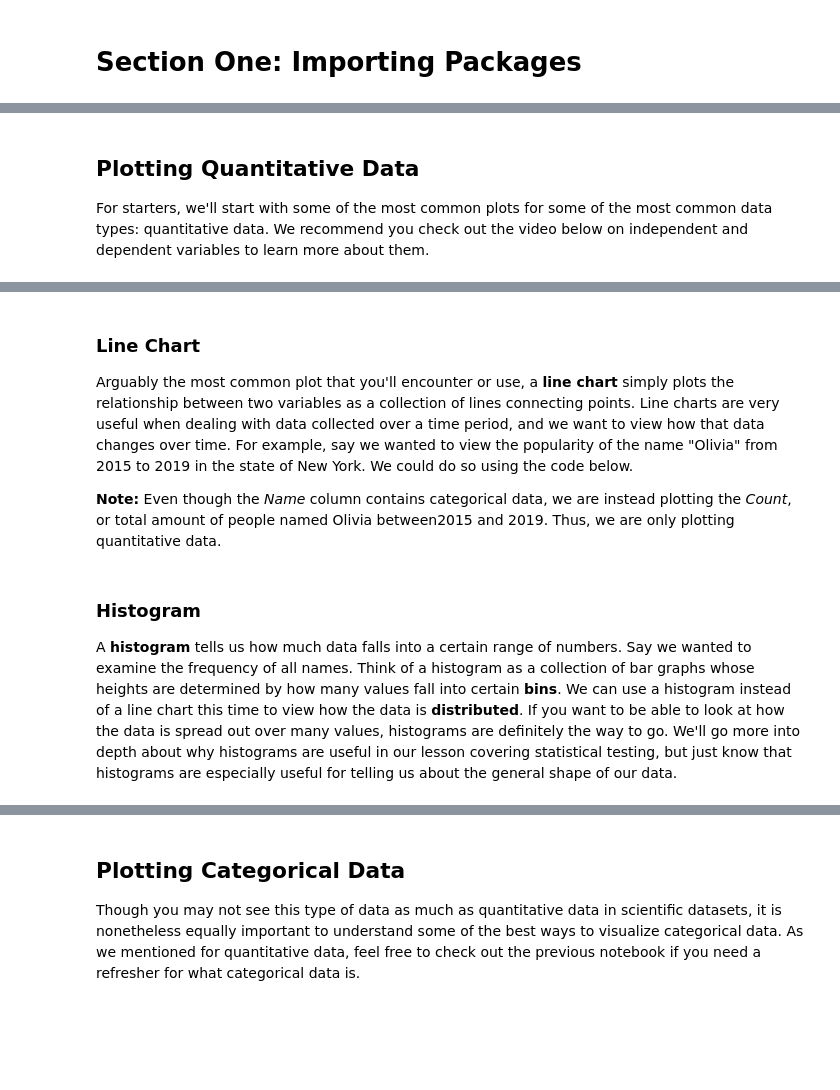
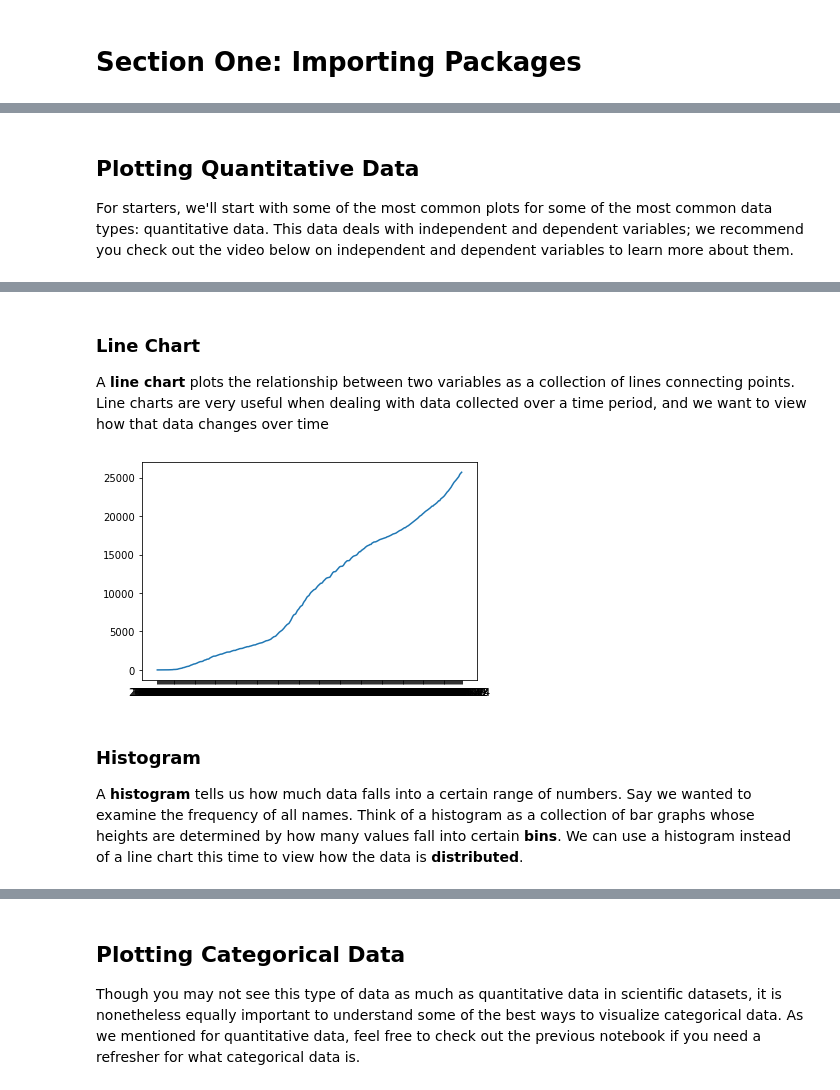
Before and after one commit to Sci-Teens/ecology-program, a Jupyter notebook: lessons/3_introduction_to_plotting_data.ipynb, the cells around one changed output, grey strips where cells are left out. Cells and saved outputs as stored; diff of their text form; code cells hidden in the pictures; blank space fills up the shorter version.

Commit message:
Finish first iteration of plotting Add Georgia data Reverse order of Florida data

```diff
--- a/lessons/3_introduction_to_plotting_data.ipynb
+++ b/lessons/3_introduction_to_plotting_data.ipynb
@@ -35,2 +23,0 @@ For this lesson, we'll be working with some non-scientific data: baby names. The
-# %%
-data = pd.read_csv('https://raw.githubusercontent.com/Sci-Teens/course-one/main/data/baby_names.csv')
@@ -41,7 +37,6 @@ data = pd.read_csv('https://raw.githubusercontent.com/Sci-Teens/course-one/main/
 # %% [markdown]
 ## Plotting Quantitative Data
-For starters, we'll start with some of the most common plots for some of the most common data types: quantitative data.
-We recommend you check out the video below on independent and dependent variables to learn more about them.
+For starters, we'll start with some of the most common plots for some of the most common data types: quantitative data. This data deals with independent and dependent variables; we recommend you check out the video below on independent and dependent variables to learn more about them.
 # %%
 %%html
 `<iframe width="560" height="315" src="https://www.youtube.com/embed/l0jTMDtX4WY" frameborder="0" allow="accelerometer; autoplay; clipboard-write; encrypted-media; gyroscope; picture-in-picture" allowfullscreen></iframe>
@@ -62,6 +57,4 @@ $( document ).ready(code_toggle);
 [interactive output not drawn]
 # %% [markdown]
 ### Line Chart
-Arguably the most common plot that you'll encounter or use, a **line chart** simply plots the relationship between two variables as a collection of lines connecting points. Line charts are very useful when dealing with data collected over a time period, and we want to view how that data changes over time. For example, say we wanted to view the popularity of the name "Olivia" from 2015 to 2019 in the state of New York. We could do so using the code below.
-
-**Note:** Even though the *Name* column contains categorical data, we are instead plotting the *Count*, or total amount of people named Olivia between2015 and 2019. Thus, we are only plotting quantitative data.
+A **line chart**  plots the relationship between two variables as a collection of lines connecting points. Line charts are very useful when dealing with data collected over a time period, and we want to view how that data changes over time
@@ -72,4 +61,9 @@ plt.show()
+# %%
+plt.plot(data['date'], data['death'])
+plt.show()
+# %% [output]
+[figure, added]
 # %% [markdown]
 ### Histogram
-A **histogram** tells us how much data falls into a certain range of numbers. Say we wanted to examine the frequency of all names. Think of a histogram as a collection of bar graphs whose heights are determined by how many values fall into certain **bins**. We can use a histogram instead of a line chart this time to view how the data is **distributed**. If you want to be able to look at how the data is spread out over many values, histograms are definitely the way to go. We'll go more into depth about why histograms are useful in our lesson covering statistical testing, but just know that histograms are especially useful for telling us about the general shape of our data.
+A **histogram** tells us how much data falls into a certain range of numbers. Say we wanted to examine the frequency of all names. Think of a histogram as a collection of bar graphs whose heights are determined by how many values fall into certain **bins**. We can use a histogram instead of a line chart this time to view how the data is **distributed**.
 # %%
```
Also changed, not shown: parts of 44 cells of this notebook, 3 other files.
